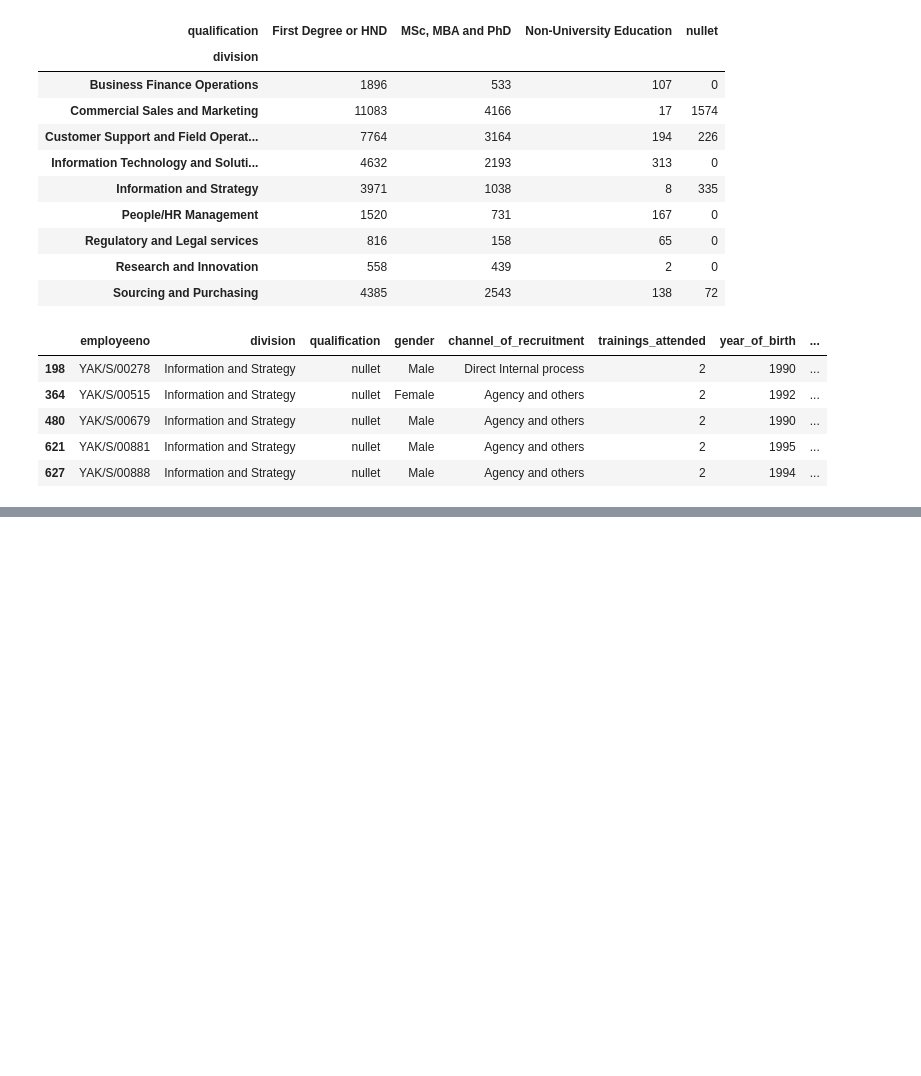
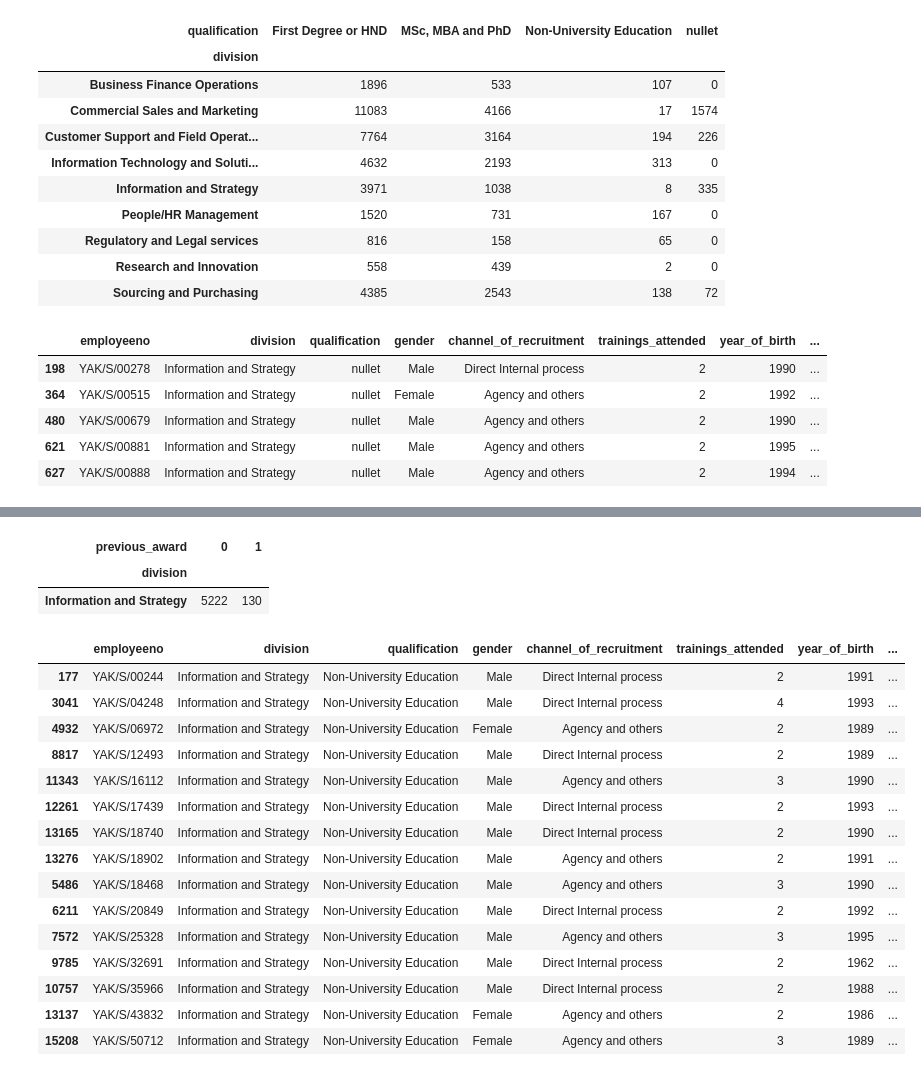
Before and after one commit to Xx1235/DSN-Staff-Promotion-Algorithm, a Jupyter notebook: dsn_yakubu.ipynb, the cells around one changed output, grey strips where cells are left out. Drawn from its saved outputs; the diff is of its cells as text; code cells hidden in the pictures; blank space fills up the shorter version.

```diff
--- a/dsn_yakubu.ipynb
+++ b/dsn_yakubu.ipynb
@@ -546,0 +559,26 @@ df[(df['division']=='Information and Strategy') &  (df['qualification']=='MSc, M
+# %%
+#check for people with previous awards
+pd.crosstab(info_stat.division,info_stat.previous_award )
+# %% [output]
+| previous_award | 0 | 1 |
+| division |  |  |
+| Information and Strategy | 5222 | 130 |
+# %%
+df[(df['division']=='Information and Strategy') &  (df['qualification']=='Non-University Education')]
+# %% [output]
+|  | employeeno | division | qualification | gender | channel_of_recruitment | trainings_attended | year_of_birth | ... |
+| 177 | YAK/S/00244 | Information and Strategy | Non-University Education | Male | Direct Internal process | 2 | 1991 | ... |
+| 3041 | YAK/S/04248 | Information and Strategy | Non-University Education | Male | Direct Internal process | 4 | 1993 | ... |
+| 4932 | YAK/S/06972 | Information and Strategy | Non-University Education | Female | Agency and others | 2 | 1989 | ... |
+| 8817 | YAK/S/12493 | Information and Strategy | Non-University Education | Male | Direct Internal process | 2 | 1989 | ... |
+| 11343 | YAK/S/16112 | Information and Strategy | Non-University Education | Male | Agency and others | 3 | 1990 | ... |
+| 12261 | YAK/S/17439 | Information and Strategy | Non-University Education | Male | Direct Internal process | 2 | 1993 | ... |
+| 13165 | YAK/S/18740 | Information and Strategy | Non-University Education | Male | Direct Internal process | 2 | 1990 | ... |
+| 13276 | YAK/S/18902 | Information and Strategy | Non-University Education | Male | Agency and others | 2 | 1991 | ... |
+| 5486 | YAK/S/18468 | Information and Strategy | Non-University Education | Male | Agency and others | 3 | 1990 | ... |
+| 6211 | YAK/S/20849 | Information and Strategy | Non-University Education | Male | Direct Internal process | 2 | 1992 | ... |
+| 7572 | YAK/S/25328 | Information and Strategy | Non-University Education | Male | Agency and others | 3 | 1995 | ... |
+| 9785 | YAK/S/32691 | Information and Strategy | Non-University Education | Male | Direct Internal process | 2 | 1962 | ... |
+| 10757 | YAK/S/35966 | Information and Strategy | Non-University Education | Male | Direct Internal process | 2 | 1988 | ... |
+| 13137 | YAK/S/43832 | Information and Strategy | Non-University Education | Female | Agency and others | 2 | 1986 | ... |
+| 15208 | YAK/S/50712 | Information and Strategy | Non-University Education | Female | Agency and others | 3 | 1989 | ... |
```
Also changed, not shown: parts of 36 cells of this notebook.
